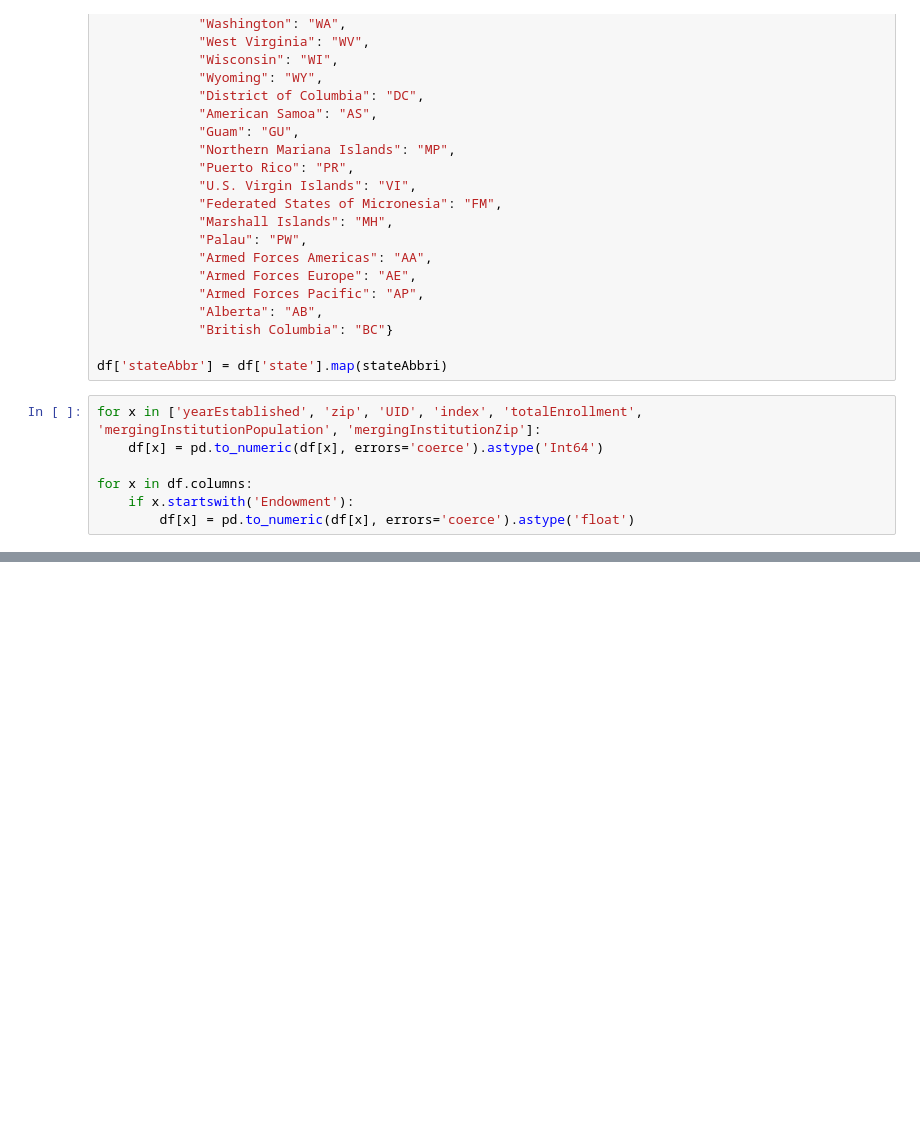
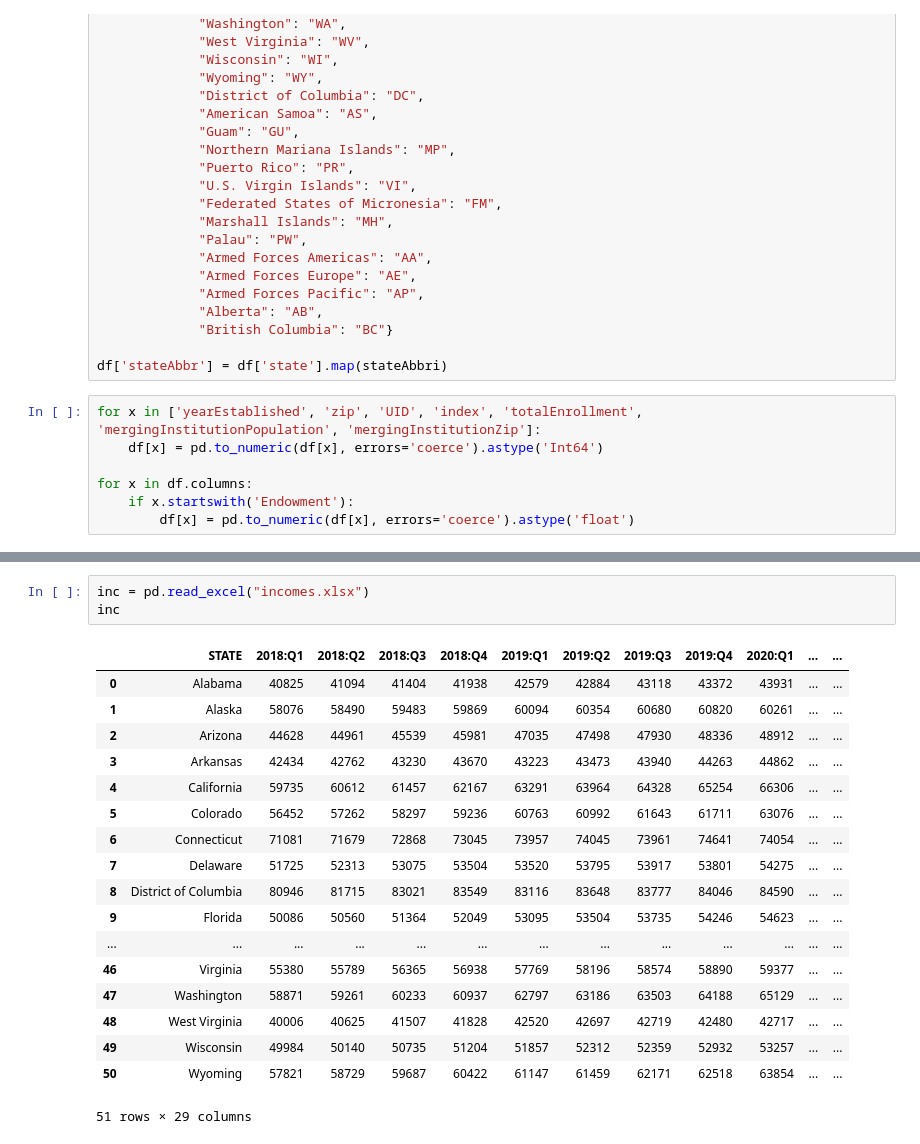
Before and after one commit to SepehrAkbari/enrollment-cliff, a Jupyter notebook: data/cleaner.ipynb, the cells around one changed output, grey strips where cells are left out. Saved outputs shown, nothing was run; the diff lists cells and outputs as text; blank space fills up the shorter version.

```diff
--- a/data/cleaner.ipynb
+++ b/data/cleaner.ipynb
@@ -151,0 +252,22 @@ endow.to_csv("sepehr_endowments_cleaned.csv", index=False)
+# %%
+inc = pd.read_excel("incomes.xlsx")
+inc
+# %% [output]
+|  | STATE | 2018:Q1 | 2018:Q2 | 2018:Q3 | 2018:Q4 | 2019:Q1 | 2019:Q2 | 2019:Q3 | 2019:Q4 | 2020:Q1 | ... | ... |
+| 0 | Alabama | 40825 | 41094 | 41404 | 41938 | 42579 | 42884 | 43118 | 43372 | 43931 | ... | ... |
+| 1 | Alaska | 58076 | 58490 | 59483 | 59869 | 60094 | 60354 | 60680 | 60820 | 60261 | ... | ... |
+| 2 | Arizona | 44628 | 44961 | 45539 | 45981 | 47035 | 47498 | 47930 | 48336 | 48912 | ... | ... |
+| 3 | Arkansas | 42434 | 42762 | 43230 | 43670 | 43223 | 43473 | 43940 | 44263 | 44862 | ... | ... |
+| 4 | California | 59735 | 60612 | 61457 | 62167 | 63291 | 63964 | 64328 | 65254 | 66306 | ... | ... |
+| 5 | Colorado | 56452 | 57262 | 58297 | 59236 | 60763 | 60992 | 61643 | 61711 | 63076 | ... | ... |
+| 6 | Connecticut | 71081 | 71679 | 72868 | 73045 | 73957 | 74045 | 73961 | 74641 | 74054 | ... | ... |
+| 7 | Delaware | 51725 | 52313 | 53075 | 53504 | 53520 | 53795 | 53917 | 53801 | 54275 | ... | ... |
+| 8 | District of Columbia | 80946 | 81715 | 83021 | 83549 | 83116 | 83648 | 83777 | 84046 | 84590 | ... | ... |
+| 9 | Florida | 50086 | 50560 | 51364 | 52049 | 53095 | 53504 | 53735 | 54246 | 54623 | ... | ... |
+| ... | ... | ... | ... | ... | ... | ... | ... | ... | ... | ... | ... | ... |
+| 46 | Virginia | 55380 | 55789 | 56365 | 56938 | 57769 | 58196 | 58574 | 58890 | 59377 | ... | ... |
+| 47 | Washington | 58871 | 59261 | 60233 | 60937 | 62797 | 63186 | 63503 | 64188 | 65129 | ... | ... |
+| 48 | West Virginia | 40006 | 40625 | 41507 | 41828 | 42520 | 42697 | 42719 | 42480 | 42717 | ... | ... |
+| 49 | Wisconsin | 49984 | 50140 | 50735 | 51204 | 51857 | 52312 | 52359 | 52932 | 53257 | ... | ... |
+| 50 | Wyoming | 57821 | 58729 | 59687 | 60422 | 61147 | 61459 | 62171 | 62518 | 63854 | ... | ... |
+51 rows × 29 columns
```
Also changed, not shown: parts of 23 cells of this notebook, 23 other files.
